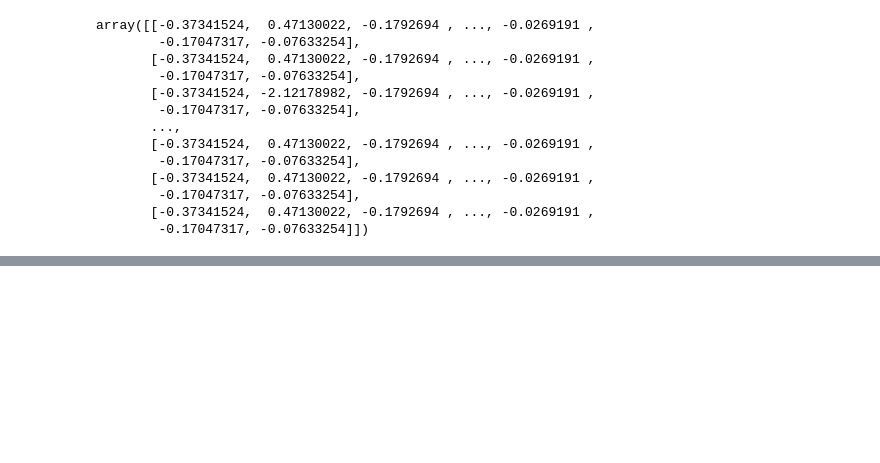
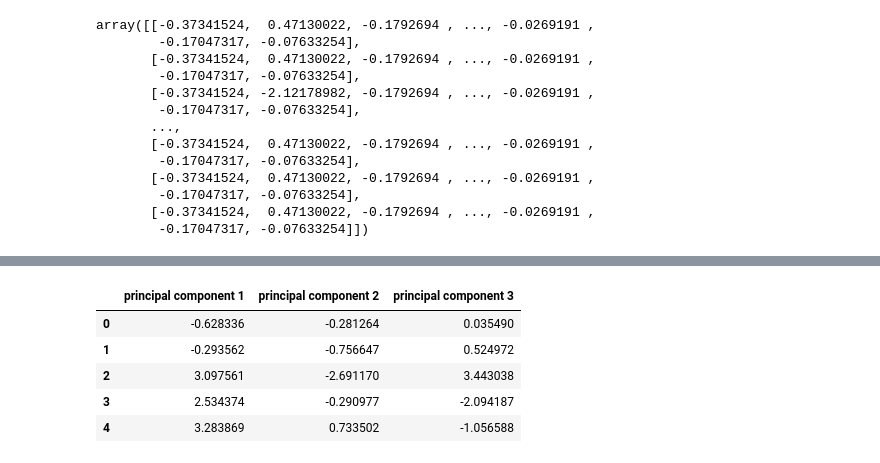
Before and after one commit to HannaKim4673/Beer_Restaurant_Success, a Jupyter notebook: Beer_Permit_Model.ipynb, the cells around one changed output, grey strips where cells are left out. Saved outputs shown, nothing was run; the diff lists cells and outputs as text; code cells hidden in the pictures; blank space fills up the shorter version.

```diff
--- a/Beer_Permit_Model.ipynb
+++ b/Beer_Permit_Model.ipynb
@@ -83,0 +99,12 @@ array([[-0.37341524,  0.47130022, -0.1792694 , ..., -0.0269191 ,
+# %%
+# Create a DataFrame with the three principal components.
+pcs_df = pd.DataFrame(data=permit_pca, columns=["principal component 1", "principal component 2", "principal component 3"]
+).set_index(permit_df.index)
+pcs_df.head()
+# %% [output]
+|  | principal component 1 | principal component 2 | principal component 3 |
+| 0 | -0.628336 | -0.281264 | 0.035490 |
+| 1 | -0.293562 | -0.756647 | 0.524972 |
+| 2 | 3.097561 | -2.691170 | 3.443038 |
+| 3 | 2.534374 | -0.290977 | -2.094187 |
+| 4 | 3.283869 | 0.733502 | -1.056588 |
```
Also changed, not shown: parts of 6 cells of this notebook.
